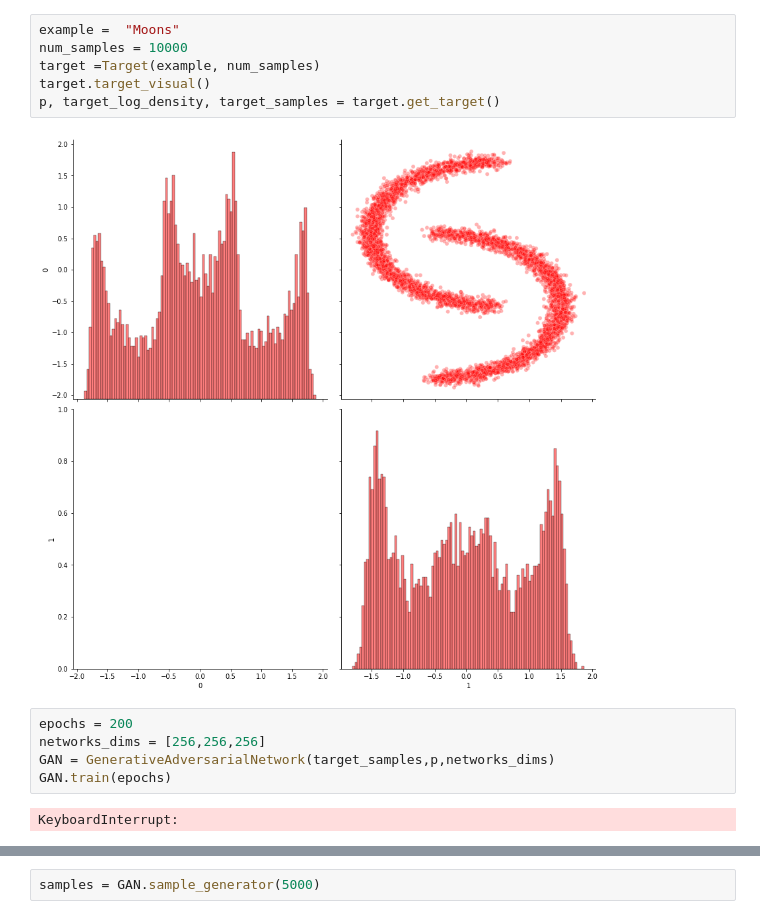
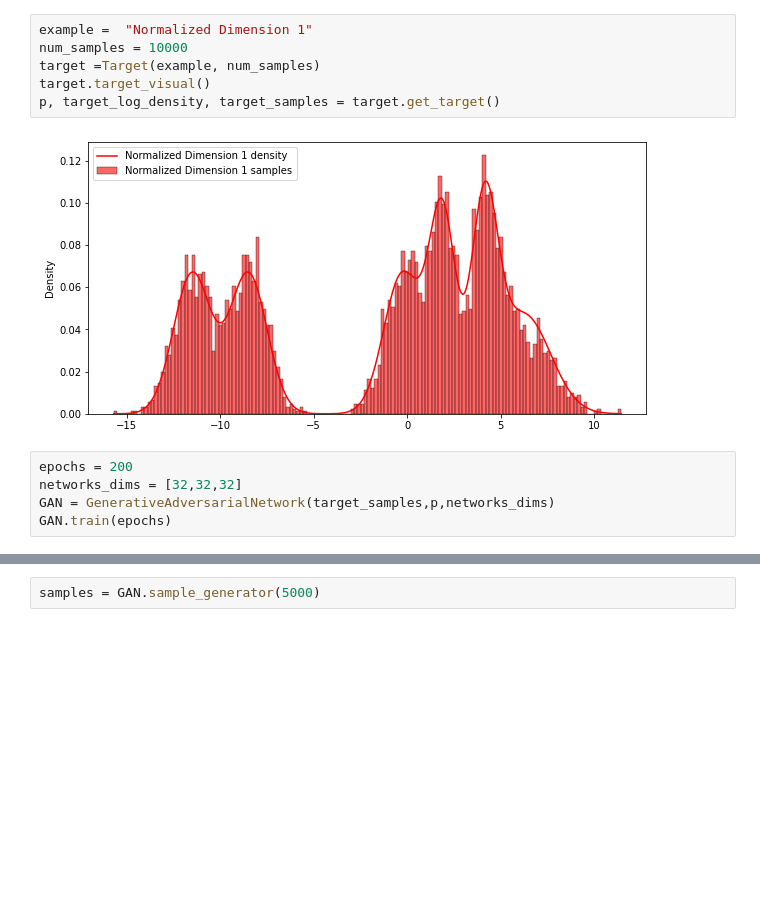
Before and after one commit to ElouanARGOUARCH/NeuralRatio, a Jupyter notebook: experiments/[DONE] GAN.ipynb, the cells around one changed output, grey strips where cells are left out. Cells and saved outputs as stored; diff of their text form; blank space fills up the shorter version.

```diff
--- a/experiments/[DONE] GAN.ipynb
+++ b/experiments/[DONE] GAN.ipynb
@@ -11,17 +8,15 @@ The autoreload extension is already loaded. To reload it, use:
 # %%
-example =  "Moons"
+example =  "Normalized Dimension 1"
 num_samples = 10000
 target =Target(example, num_samples)
 target.target_visual()
 p, target_log_density, target_samples = target.get_target()
 # %% [output]
-[figure, old version]
+[figure, new version]
 # %%
 epochs = 200
-networks_dims = [256,256,256]
+networks_dims = [32,32,32]
 GAN = GenerativeAdversarialNetwork(target_samples,p,networks_dims)
 GAN.train(epochs)
-# %% [output]
-KeyboardInterrupt:
 # %%
 GAN.model_visual()
```
Also changed, not shown: parts of 2 cells of this notebook, 2 other files.
